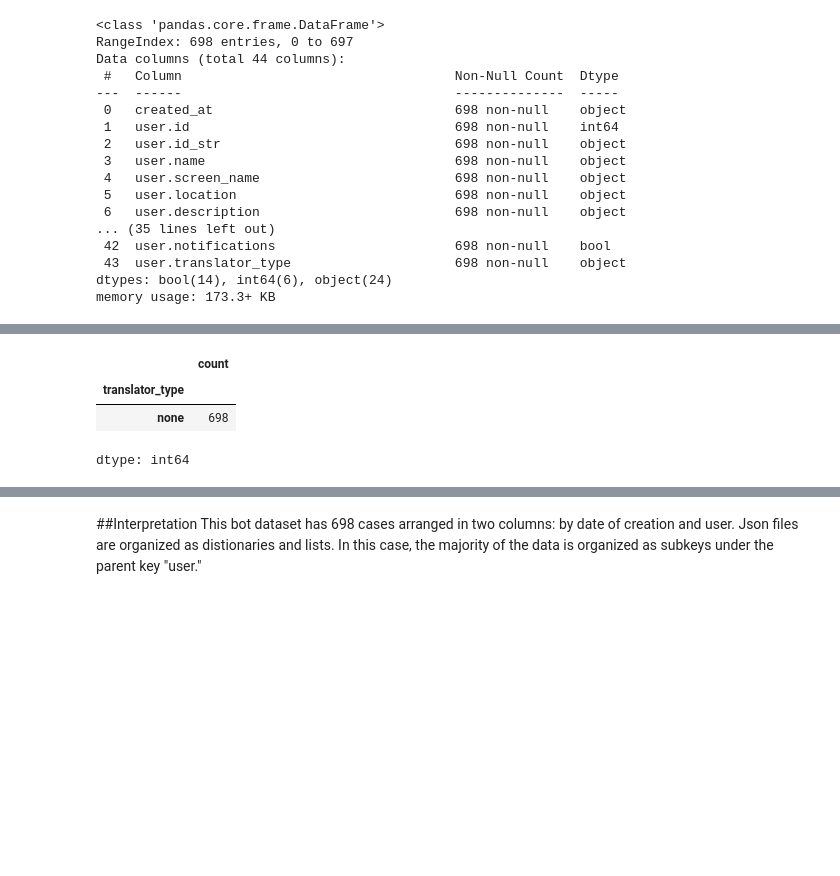
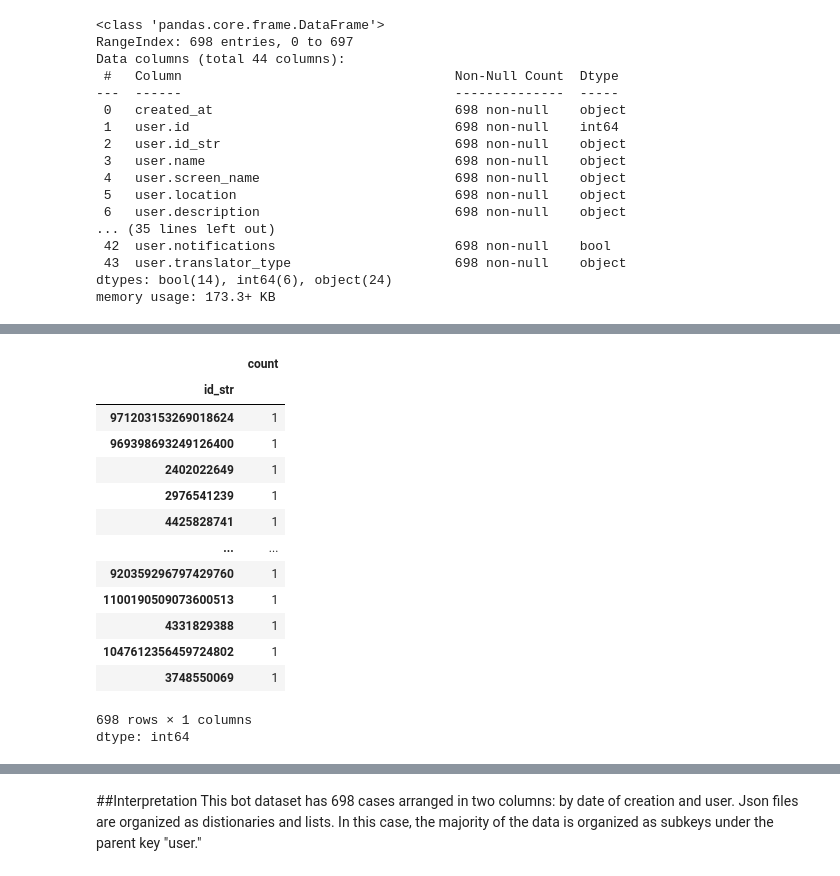
Before and after one commit to carlavilla/DataManagement, a Jupyter notebook: CV_DMPS0.ipynb, the cells around one changed output, grey strips where cells are left out. Saved outputs shown, nothing was run; the diff lists cells and outputs as text; code cells hidden in the pictures; blank space fills up the shorter version.

```diff
--- a/CV_DMPS0.ipynb
+++ b/CV_DMPS0.ipynb
@@ -186,9 +194,19 @@ memory usage: 173.3+ KB
 # %%
-bots = bots.rename(columns={'user.translator_type': 'translator_type'})
+bots = bots.rename(columns={'user.id_str': 'id_str'})
+bots.id_str.value_counts()
+# %% [output]
+|  | count |
+| id_str |  |
+| 971203153269018624 | 1 |
+| 969398693249126400 | 1 |
+| 2402022649 | 1 |
+| 2976541239 | 1 |
+| 4425828741 | 1 |
+| ... | ... |
+| 920359296797429760 | 1 |
+| 1100190509073600513 | 1 |
+| 4331829388 | 1 |
+| 1047612356459724802 | 1 |
+| 3748550069 | 1 |
+698 rows × 1 columns
+dtype: int64
-# %%
-bots.translator_type.value_counts()
-# %% [output]
-|  | count |
-| translator_type |  |
-| none | 698 |
-dtype: int64
```
Also changed, not shown: parts of 14 cells of this notebook.
